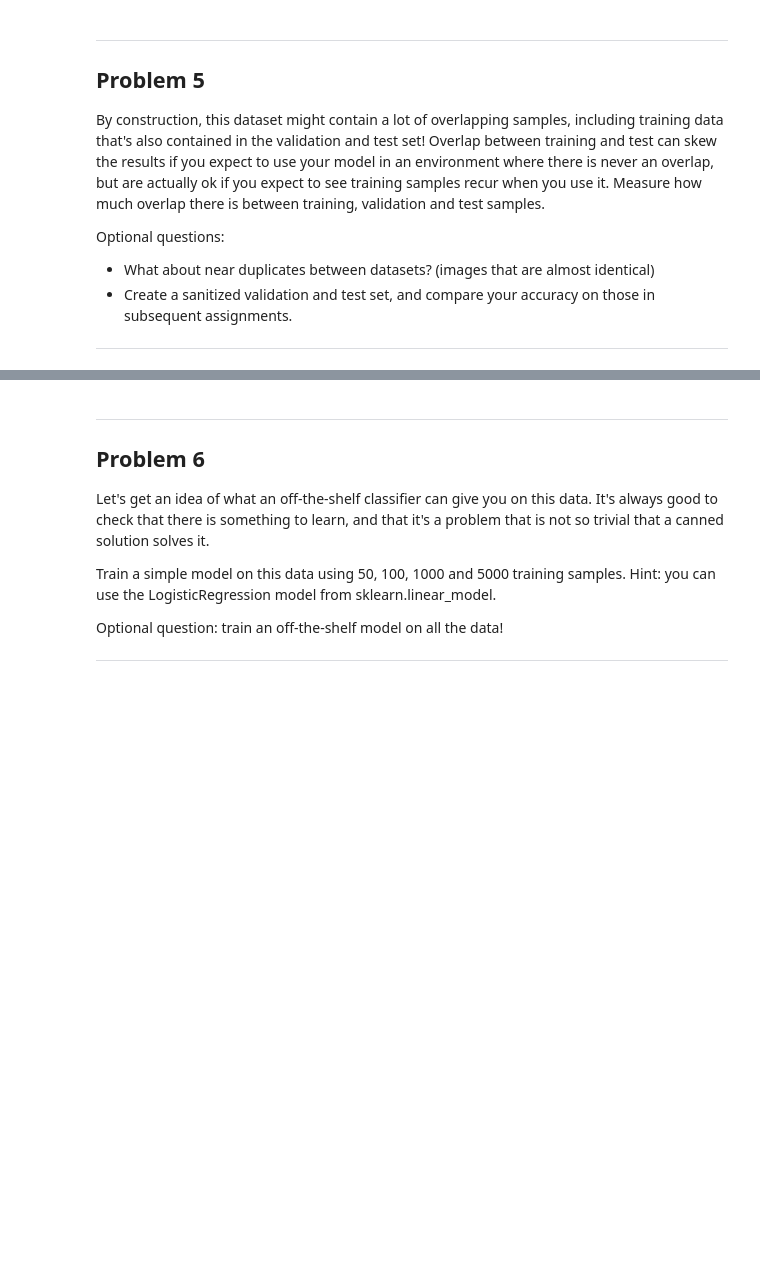
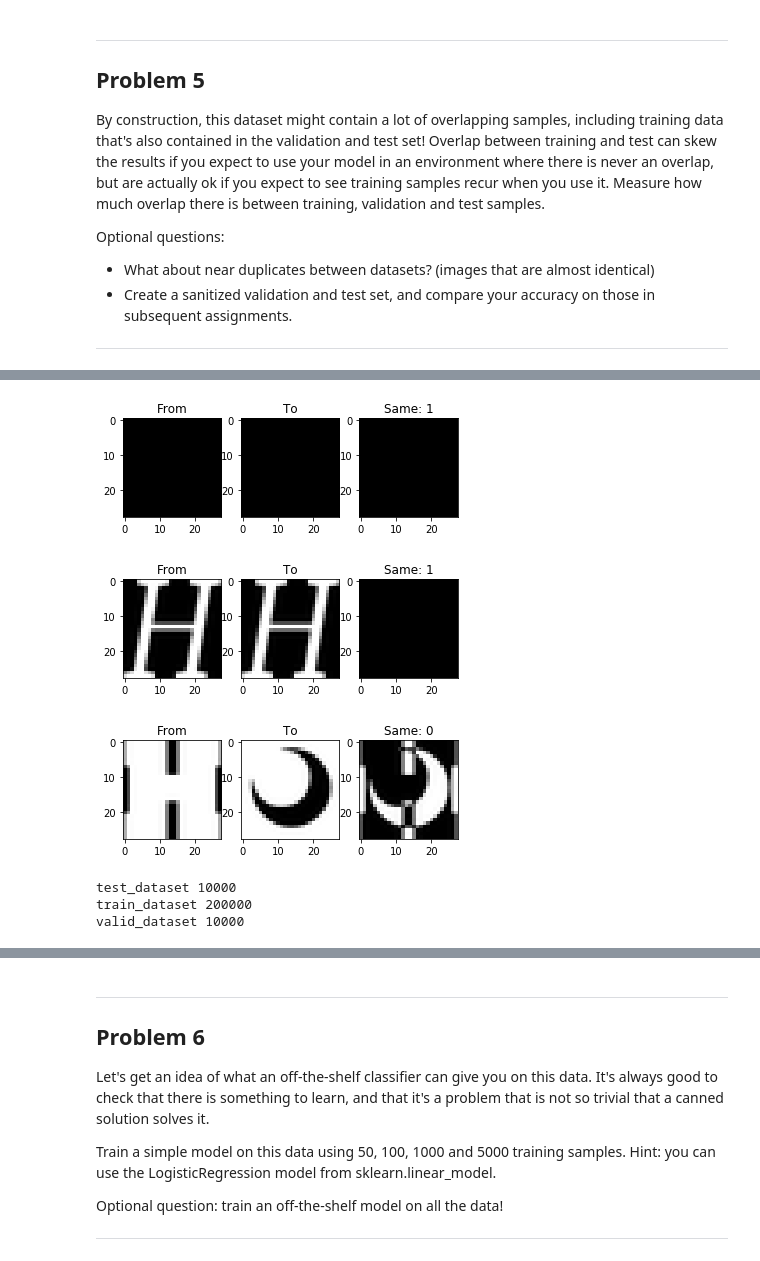
Before and after one commit to mariusfeteanu/udacity-deep-learning, a Jupyter notebook: src/notebook/01/21/1_notmnist.ipynb, the cells around one changed output, grey strips where cells are left out. Cells and saved outputs as stored; diff of their text form; code cells hidden in the pictures; blank space fills up the shorter version.

```diff
--- a/src/notebook/01/21/1_notmnist.ipynb
+++ b/src/notebook/01/21/1_notmnist.ipynb
@@ -344,0 +389,33 @@ Optional questions:
+# %%
+def test_raw_img_diff(f,t):
+    fig = plt.figure()
+    a=fig.add_subplot(1,3,1)
+    imgplot = plt.imshow(f, cmap='gray')
+    a.set_title('From')
+    a=fig.add_subplot(1,3,2)
+    imgplot = plt.imshow(t, cmap='gray')
+    a.set_title('To')
+    a=fig.add_subplot(1,3,3)
+    imgplot = plt.imshow(raw_img_diff(f, t), cmap='gray')
+    a.set_title('Same: ' + str(img_same(f, t)))
+    plt.show()
+
+test_raw_img_diff(test_dataset[43], valid_dataset[142])
+test_raw_img_diff(test_dataset[8], test_dataset[8])
+test_raw_img_diff(test_dataset[4], valid_dataset[5])
+# test_raw_img_diff(2,2)
+# test_raw_img_diff(4,5)
+# test_raw_img_diff(8,2)
+# print(img_diff(train_dataset[4], train_dataset[5]))
+# %% [output]
+[figure, added]
+[figure, added]
+[figure, added]
+# %%
+print('test_dataset', len(test_dataset))
+print('train_dataset', len(train_dataset))
+print('valid_dataset', len(valid_dataset))
+# %% [output]
+test_dataset 10000
+train_dataset 200000
+valid_dataset 10000
```
Also changed, not shown: parts of 12 cells of this notebook.
